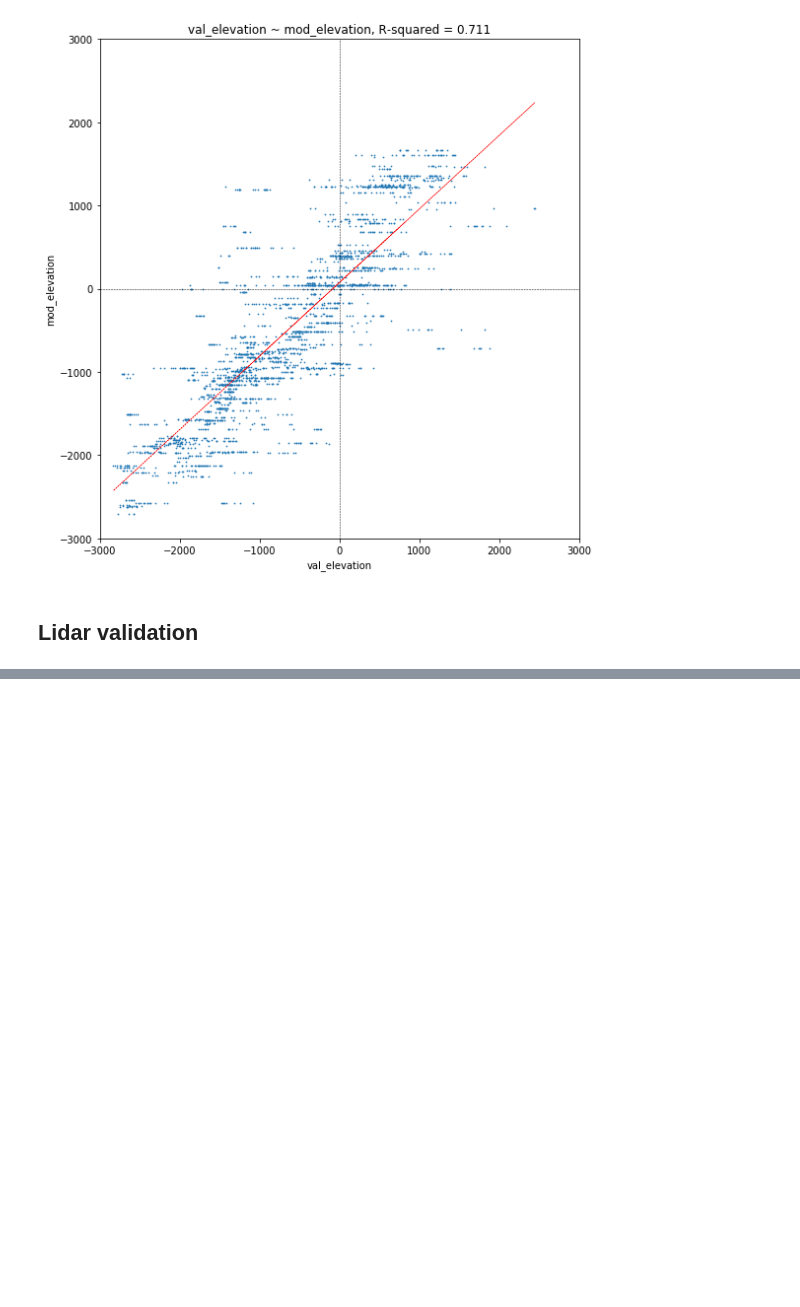
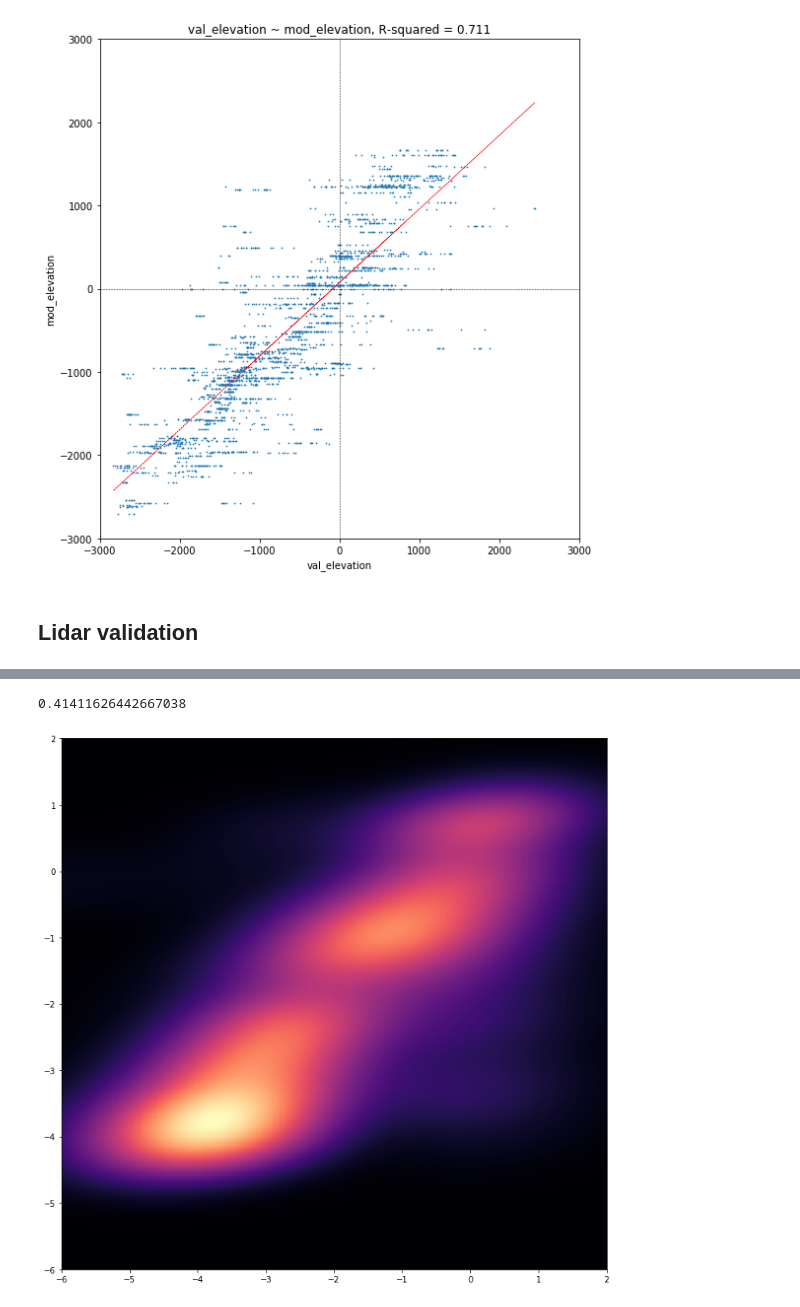
Before and after one commit to robbibt/nidem_visualisations, a Jupyter notebook: IntertidalDEM.ipynb, the cells around one changed output, grey strips where cells are left out. Saved outputs shown, nothing was run; the diff lists cells and outputs as text; code cells hidden in the pictures; blank space fills up the shorter version.

```diff
--- a/IntertidalDEM.ipynb
+++ b/IntertidalDEM.ipynb
@@ -380,3 +551,30 @@ Importing NIDEM_dem_33.tif from file
+# %%
+# Combine outputs
+val_df = pd.concat(out_list)
+val_df = val_df.sample(n = 10000)
+
+# Evaluate a gaussian kde on a regular grid of nbins x nbins over data extents
+nbins=300
+xx = val_df["multibeam_elev"]
+yy = val_df["nidem_elev"]
+k = kde.gaussian_kde([xx,yy])
+xi, yi = np.mgrid[-6:2:nbins*1j, -6:2:nbins*1j]
+zi = k(np.vstack([xi.flatten(), yi.flatten()]))
+zi = np.power(zi, 0.67)
+
+# Plot output x-y scatter plot
+fig, ax = plt.subplots(figsize = (12, 12))
+ax.pcolormesh(xi, yi, zi.reshape(xi.shape), cmap = "magma")
+ax.set_ylim(-6, 2)
+ax.set_xlim(-6, 2)
+
+# R-squared
+from scipy import stats
+val_nooutliers_df = val_df[(np.abs(stats.zscore(val_df)) < 3).all(axis=1)]
+sm.ols(formula = "multibeam_elev~nidem_elev", data = val_nooutliers_df).fit().rsquared
+# %% [output]
+0.41411626442667038
+[figure, added]
 # %%
 # import osr
 # from ShapefileTools import rasterize_vector
```
Also changed, not shown: parts of 5 cells of this notebook, 1 other file.
